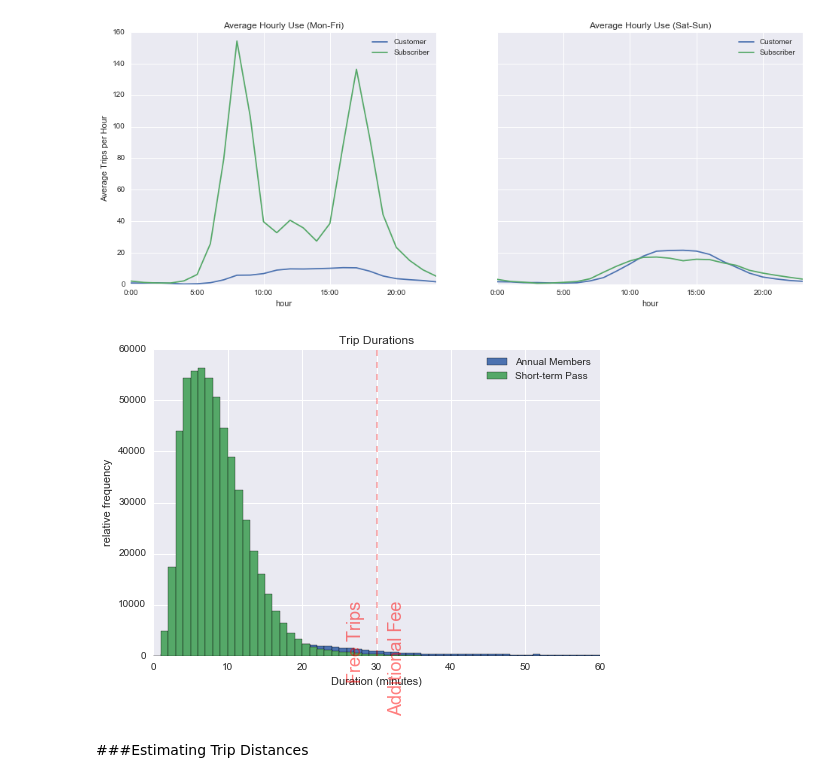
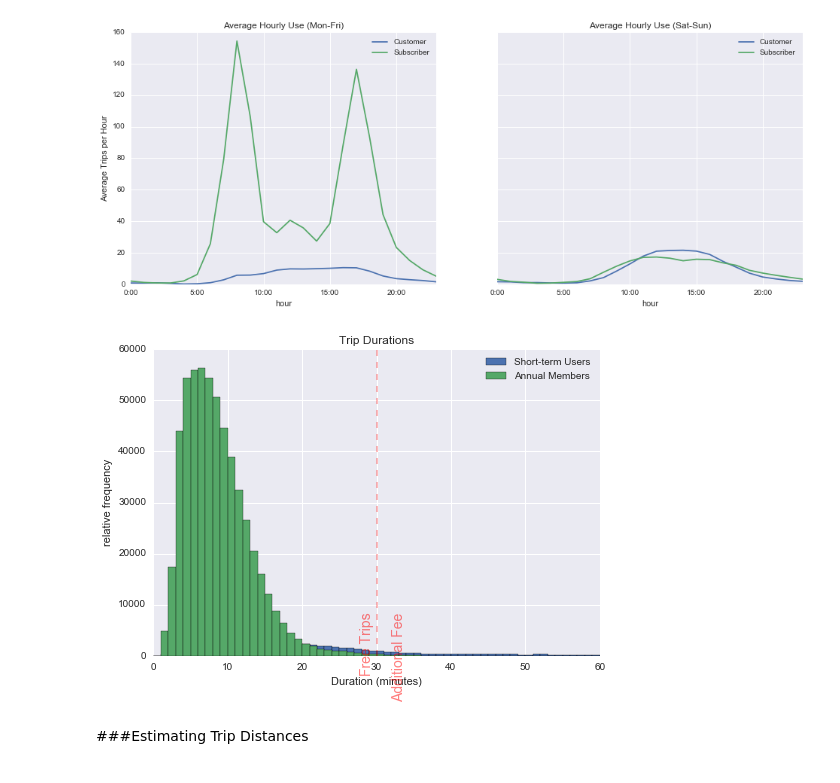
Before and after one commit to binnie869/Bicycle-Mania, a Jupyter notebook: Anubhav_Exploration3.ipynb, the cells around one changed output. Saved outputs shown, nothing was run; the diff lists cells and outputs as text; code cells hidden in the pictures.

```diff
--- a/Anubhav_Exploration3.ipynb
+++ b/Anubhav_Exploration3.ipynb
@@ -71,17 +71,17 @@ ax[0].set_ylabel('Average Trips per Hour');
 [figure]
 # %%
 trips['minutes'] = trips['Duration'] /60
-trips.groupby('Subscription Type')['minutes'].hist(bins=np.arange(61), alpha=0.5, normed=True);
+# trips['log_minutes'] = trips.minutes.apply(lambda x: np.log(x))
+trips.groupby('Subscription Type')['minutes'].hist(bins=np.arange(61), alpha=0.5, normed=True, Log=True);
 plt.xlabel('Duration (minutes)')
 plt.ylabel('relative frequency')
 plt.title('Trip Durations')
-plt.text(34, 0.09, "Free Trips\n\nAdditional Fee", ha='right',
-         size=18, rotation=90, alpha=0.5, color='red')
-plt.legend(['Annual Members', 'Short-term Pass'])
+plt.text(34, 0.09, "Free Trips\n\nAdditional Fee", ha='right',size=14, rotation=90, alpha=0.5, color='red')
+plt.legend(['Short-term Users', 'Annual Members'])
 
 plt.axvline(30, linestyle='--', color='red', alpha=0.3);
 # %% [output]
-[figure, old version]
+[figure, new version]
 # %% [markdown]
 ###Estimating Trip Distances
 # %%
```
Also changed, not shown: parts of 1 cell of this notebook.
